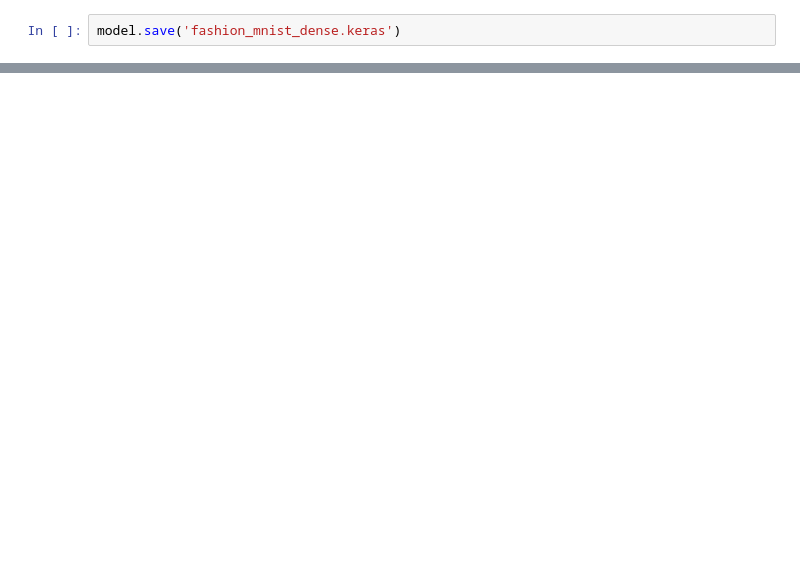
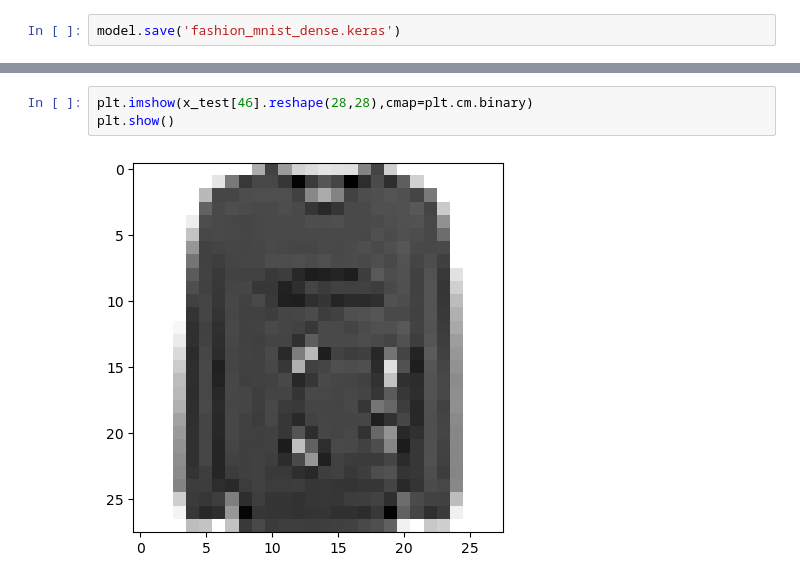
Before and after one commit to FLIPPED-RN/23IPS41-NC, a Jupyter notebook: NC2.ipynb, the cells around one changed output, grey strips where cells are left out. Drawn from its saved outputs; the diff is of its cells as text; blank space fills up the shorter version.

```diff
--- a/NC2.ipynb
+++ b/NC2.ipynb
@@ -81,0 +82,5 @@ print(round(scores[1]*100,4))
+# %%
+plt.imshow(x_test[46].reshape(28,28),cmap=plt.cm.binary)
+plt.show()
+# %% [output]
+[figure, added]
```
Also changed, not shown: parts of 6 cells of this notebook, 1 other file.
